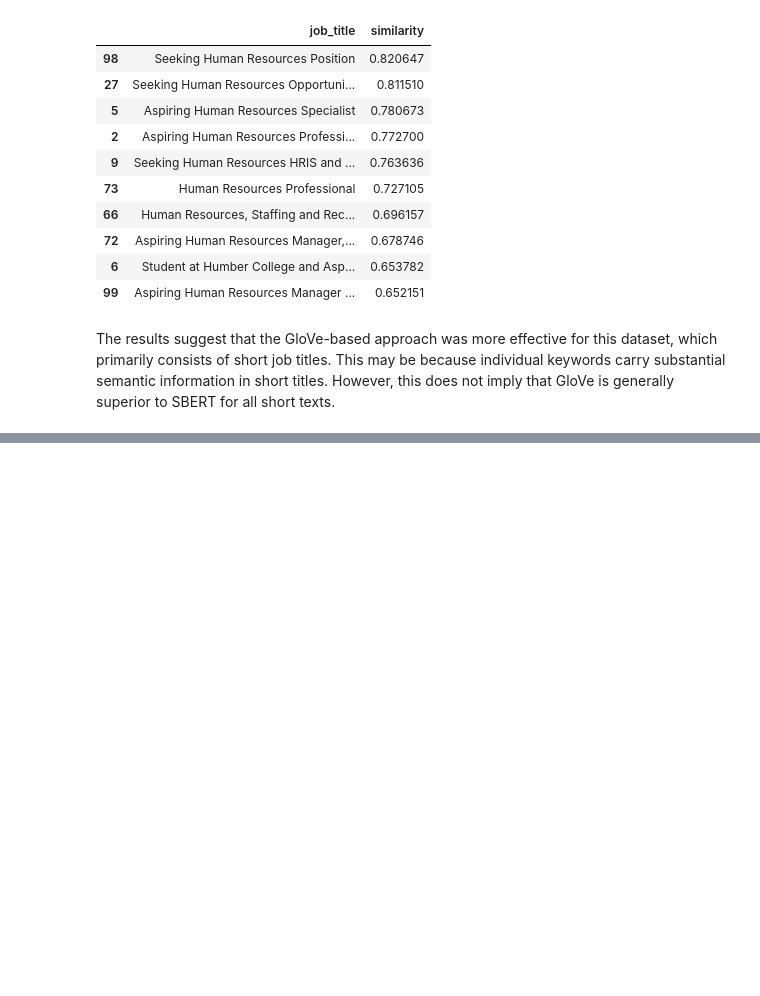
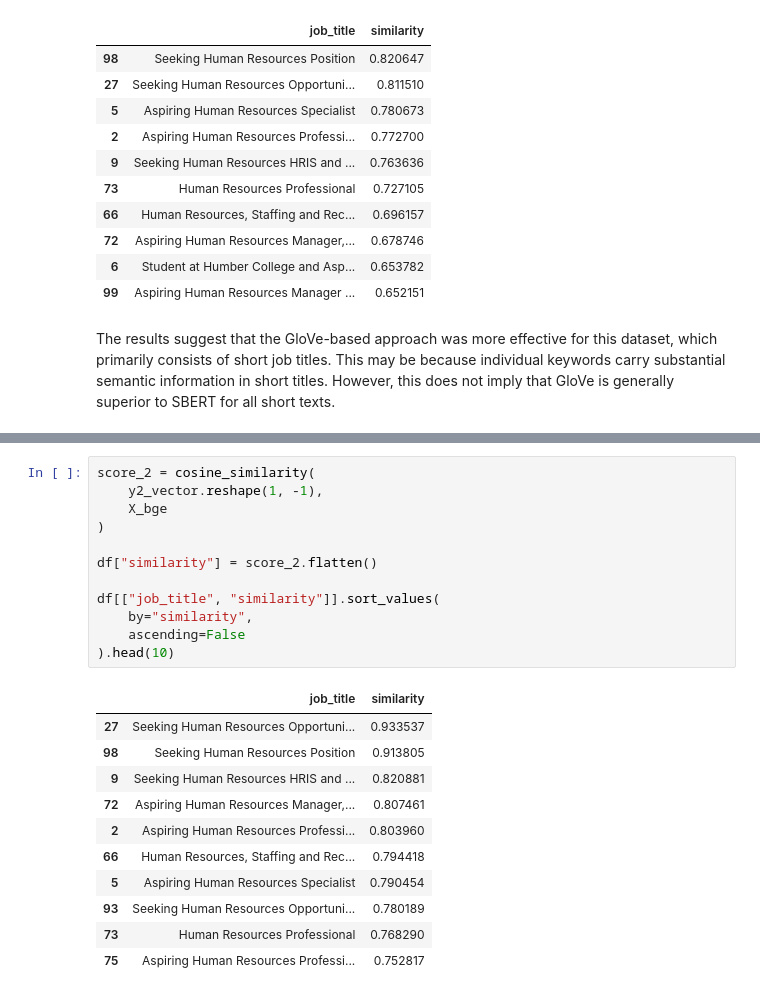
Before and after one commit to safwt-data/QwnYr0x6YtL8f4mY, a Jupyter notebook: notebooks/notebook_1.ipynb, the cells around one changed output, grey strips where cells are left out. Drawn from its saved outputs; the diff is of its cells as text; blank space fills up the shorter version.

```diff
--- a/notebooks/notebook_1.ipynb
+++ b/notebooks/notebook_1.ipynb
@@ -545,0 +718,24 @@ The results suggest that the GloVe-based approach was more effective for this da
+# %%
+score_2 = cosine_similarity(
+    y2_vector.reshape(1, -1),
+    X_bge
+)
+
+df["similarity"] = score_2.flatten()
+
+df[["job_title", "similarity"]].sort_values(
+    by="similarity",
+    ascending=False
+).head(10)
+# %% [output]
+|  | job_title | similarity |
+| 27 | Seeking Human Resources Opportuni... | 0.933537 |
+| 98 | Seeking Human Resources Position | 0.913805 |
+| 9 | Seeking Human Resources HRIS and ... | 0.820881 |
+| 72 | Aspiring Human Resources Manager,... | 0.807461 |
+| 2 | Aspiring Human Resources Professi... | 0.803960 |
+| 66 | Human Resources, Staffing and Rec... | 0.794418 |
+| 5 | Aspiring Human Resources Specialist | 0.790454 |
+| 93 | Seeking Human Resources Opportuni... | 0.780189 |
+| 73 | Human Resources Professional | 0.768290 |
+| 75 | Aspiring Human Resources Professi... | 0.752817 |
```
Also changed, not shown: parts of 7 cells of this notebook.
